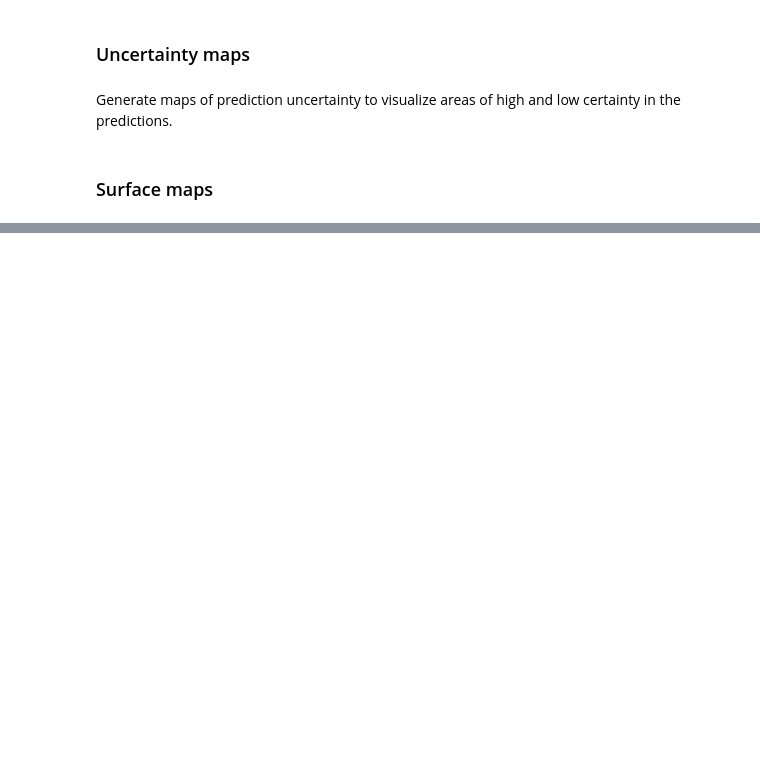
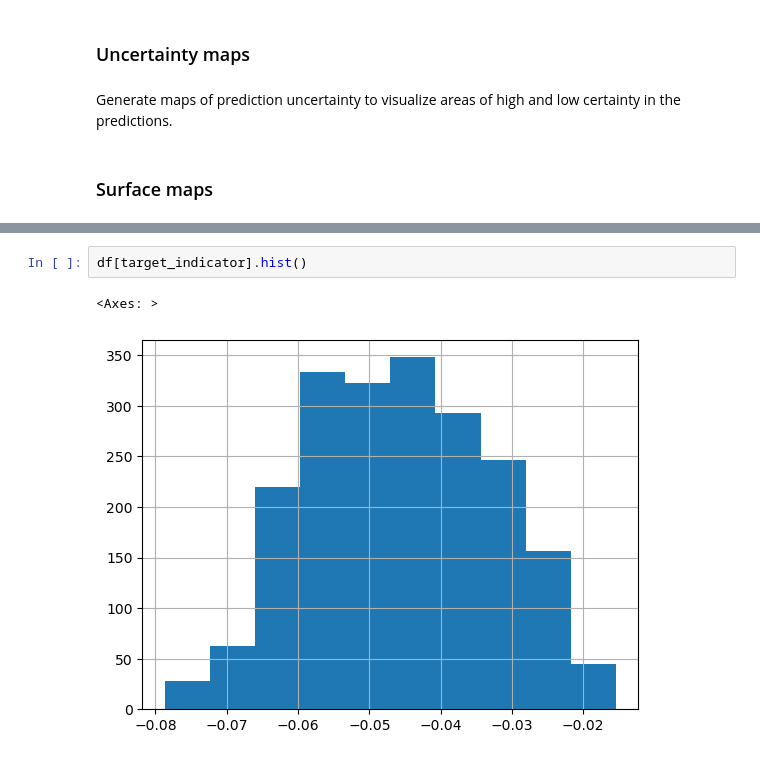
Before and after one commit to sig-gis/dises-khm-mpi, a Jupyter notebook: 5. Final Results.ipynb, the cells around one changed output, grey strips where cells are left out. Drawn from its saved outputs; the diff is of its cells as text; blank space fills up the shorter version.

```diff
--- a/5. Final Results.ipynb
+++ b/5. Final Results.ipynb
@@ -80,0 +82,5 @@ plt.show()
+# %%
+df[target_indicator].hist()
+# %% [output]
+<Axes: >
+[figure, added]
```
Also changed, not shown: parts of 3 cells of this notebook, 2 other files.
